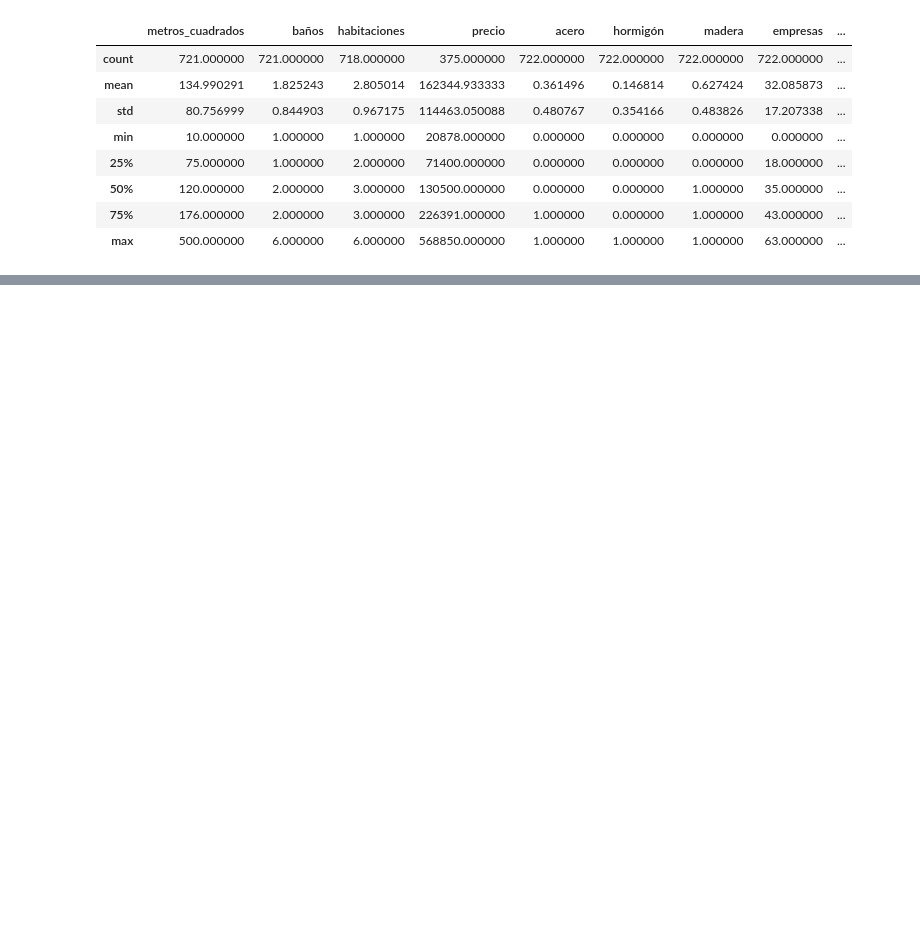
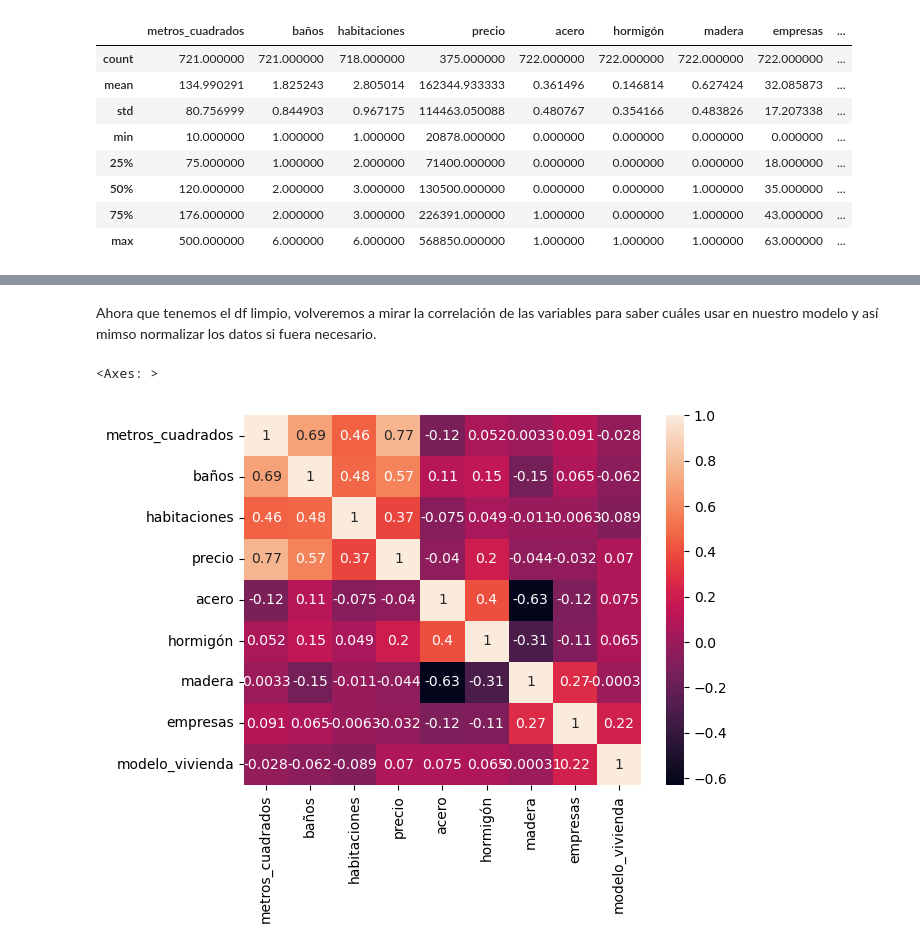
Before and after one commit to Paula-JS/proyecto_machine_learning, a Jupyter notebook: memoria.ipynb, the cells around one changed output, grey strips where cells are left out. Drawn from its saved outputs; the diff is of its cells as text; code cells hidden in the pictures; blank space fills up the shorter version.

```diff
--- a/memoria.ipynb
+++ b/memoria.ipynb
@@ -281,0 +311,9 @@ df.describe()
+# %%
+df_2 = df
+# %%
+df_2 = df_2.dropna(subset=["precio"])
+# %%
+df = df_2
+# %%
+df["precio"] = df["precio"].astype(int)
+df
@@ -281,0 +334,7 @@ df.describe()
+# %% [markdown]
+Ahora que tenemos el df limpio, volveremos a mirar la correlación de las variables para saber cuáles usar en nuestro modelo y así mimso normalizar los datos si fuera necesario.
+# %%
+sns.heatmap(df.corr(), annot=True)
+# %% [output]
+<Axes: >
+[figure, added]
```
Also changed, not shown: parts of 57 cells of this notebook, 4 other files.
